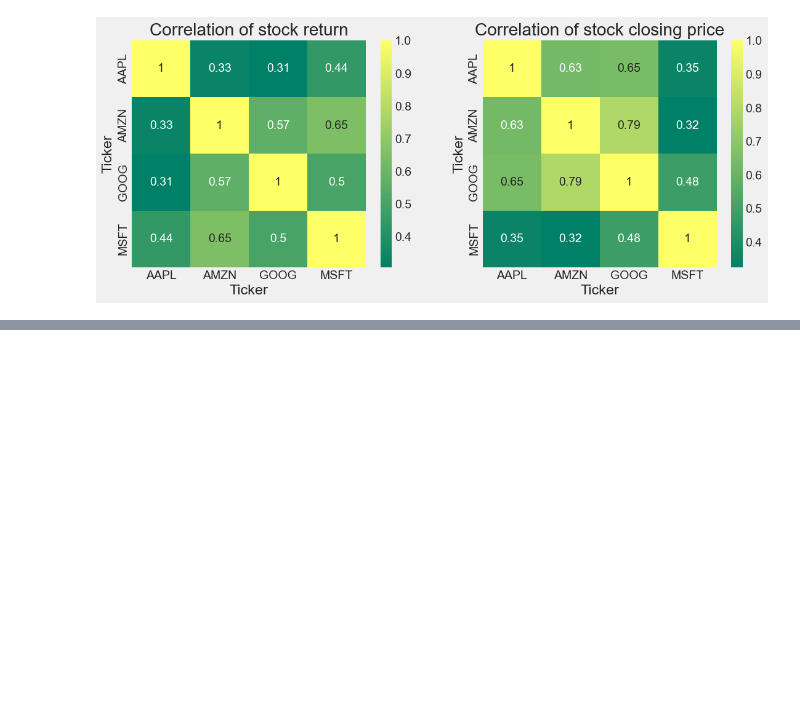
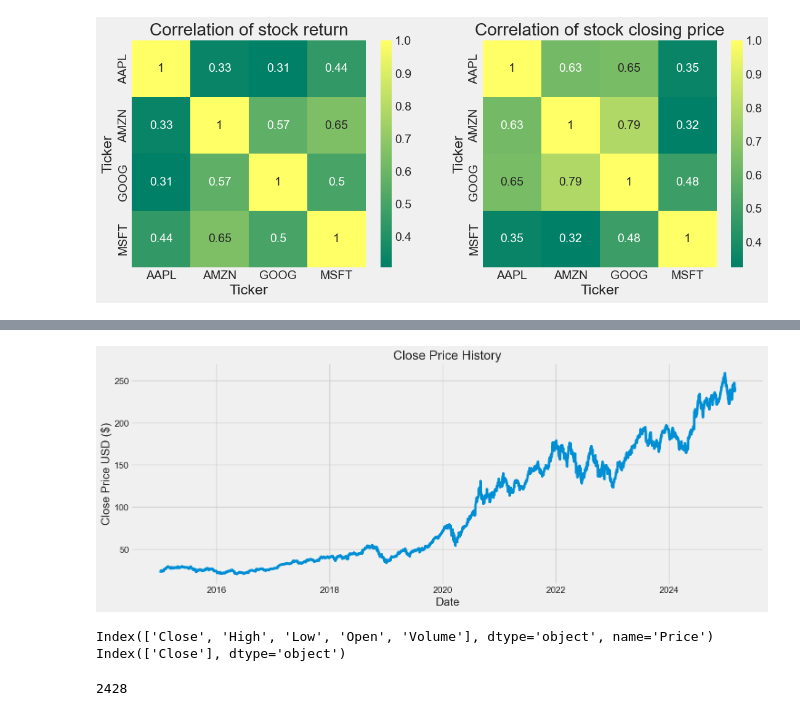
Before and after one commit to Mokshshah2005/Stock-Trend-Analysis, a Jupyter notebook: code/Stock_trend_analysis.ipynb, the cells around one changed output, grey strips where cells are left out. Saved outputs shown, nothing was run; the diff lists cells and outputs as text; code cells hidden in the pictures; blank space fills up the shorter version.

```diff
--- a/code/Stock_trend_analysis.ipynb
+++ b/code/Stock_trend_analysis.ipynb
@@ -279,0 +294,10 @@ Text(0.5, 1.0, 'Correlation of stock closing price')
+# %%
+ticker = 'AAPL'
+start_date = "2015-01-01"
+end_date = datetime.now().strftime("%Y-%m-%d")  # Convert to string format
+
+# Fetch stock data using yfinance
+df = yf.download(ticker, start=start_date, end=end_date)
+
+# Show the first few rows
+print(df.head())
@@ -279,0 +314,24 @@ Text(0.5, 1.0, 'Correlation of stock closing price')
+# %%
+plt.figure(figsize=(16,6))
+plt.title('Close Price History')
+plt.plot(df['Close'])
+plt.xlabel('Date', fontsize=18)
+plt.ylabel('Close Price USD ($)', fontsize=18)
+plt.show()
+# %% [output]
+[figure, added]
+# %%
+# Create a new dataframe with only the 'Close column
+df.columns = df.columns.get_level_values(0)
+print(df.columns)
+data = df.filter(['Close'])
+# Convert the dataframe to a numpy array
+print(data.columns)
+dataset = data.values
+# Get the number of rows to train the model on
+training_data_len = int(np.ceil( len(dataset) * .95 ))
+training_data_len
+# %% [output]
+Index(['Close', 'High', 'Low', 'Open', 'Volume'], dtype='object', name='Price')
+Index(['Close'], dtype='object')
+2428
```
Also changed, not shown: parts of 11 cells of this notebook.
